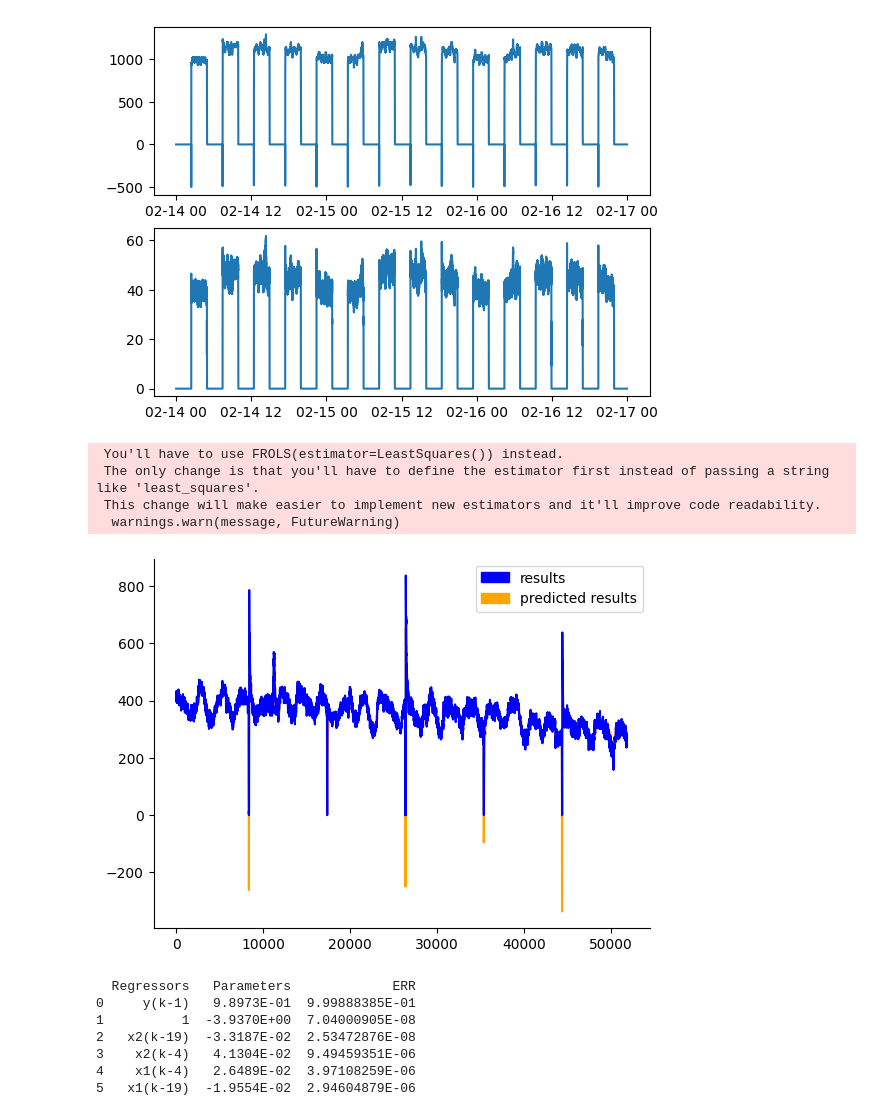
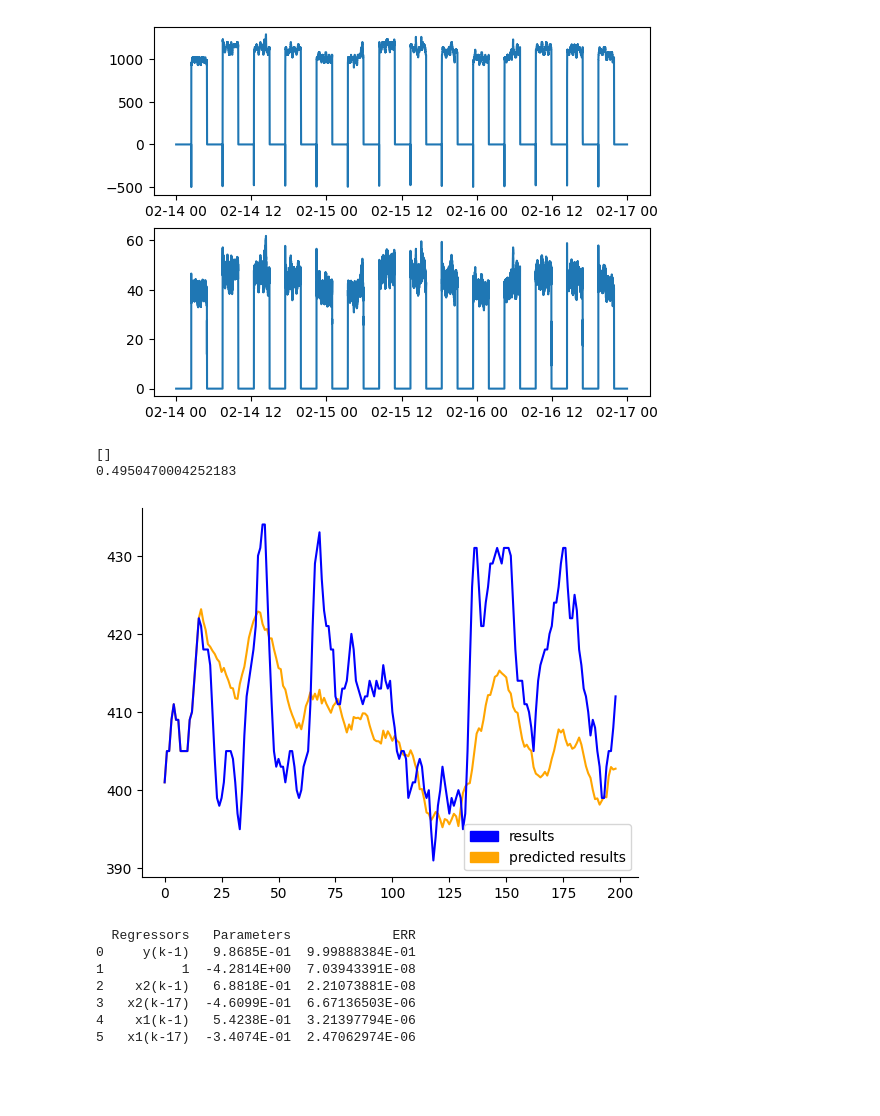
Before and after one commit to nitram1805/Digitization_of_electronic_assets, a Jupyter notebook: Group_1_final_proj.ipynb, the cells around one changed output. Drawn from its saved outputs; the diff is of its cells as text; code cells hidden in the pictures; blank space fills up the shorter version.

```diff
--- a/Group_1_final_proj.ipynb
+++ b/Group_1_final_proj.ipynb
@@ -29,11 +30,11 @@ data_train, data_test = modsel.train_test_split(data, test_size=0.2, shuffle=Fal
 # %%
 # Format the data so that it can be used to fit the ARX model
 # The rpm values of both pumps are chosen as input values
-x_train = data_train.drop(labels=['height','outflow', 'pump1_power', 'pump4_power'], axis=1)
+x_train = data_train.drop(labels=['height','outflow', 'pump1_rpm', 'pump4_rpm'], axis=1)
 x_train = x_train.to_numpy()
 y_train = data_train['outflow'].values.reshape(-1,1)
 
-x_test = data_test.drop(labels=['height','outflow', 'pump1_power', 'pump4_power'], axis=1)
+x_test = data_test.drop(labels=['height','outflow', 'pump1_rpm', 'pump4_rpm'], axis=1)
 x_test = x_test.to_numpy()
 y_test = data_test['outflow'].values.reshape(-1,1)
 # %%
@@ -52,46 +53,39 @@ from sysidentpy.residues.residues_correlation import (
 # The model is fitted
 basis_function= Polynomial(degree=1)
 rrse_low = 1
-i_j_a_best = []
+i_j_a_h_best = []
 yhat_best = []
-for a in range(2,7):
-    for i in range(1,5):
-                    for j in range(1,20):
-                            model = FROLS(
-                                order_selection=True,
-                                n_terms = a,
-                                extended_least_squares=False,
-                                ylag=1,
-                                xlag=[[i, j],[i,j]],
-                                info_criteria="aic",
-                                estimator="least_squares",
-                                basis_function=basis_function,
-                            )
-
-                            model.fit(X=x_train, y=y_train)
-                            yhat = model.predict(X=x_test,y=y_test)
-                            rrse = root_relative_squared_error(y_test, yhat)
-                            if rrse < rrse_low:
-                                rrse_low = rrse
-                                i_j_a_best = [i,j,a]
-                                yhat_best = yhat
+model = FROLS(
+    order_selection=True,
+    n_terms = 6,
+    extended_least_squares=False,
+    ylag=1,
+    xlag=[[1, 17],[1,17]],
+    info_criteria="aic",
+    estimator="least_squares",
+    basis_function=basis_function,
+    )
+model.fit(X=x_train, y=y_train)
+yhat = model.predict(X=x_test,y=y_test)
+rrse = root_relative_squared_error(y_test, yhat)
-# %% [output]
- You'll have to use FROLS(estimator=LeastSquares()) instead.
- The only change is that you'll have to define the estimator first instead of passing a string like 'least_squares'.
- This change will make easier to implement new estimators and it'll improve code readability.
-  warnings.warn(message, FutureWarning)
+# %%
+print(i_j_a_h_best)
+print(rrse)
+# %% [output]
+[]
+0.4950470004252183
 # %%
 import matplotlib.patches as mpatches
 fig, ax = plt.subplots()
-ax.plot(yhat_best, color='orange')
-ax.plot(y_test, color='blue')
+ax.plot(yhat[1:200], color='orange')
+ax.plot(y_test[1:200], color='blue')
 orange_patch = mpatches.Patch(color='orange', label='predicted results')
 blue_patch = mpatches.Patch(color='blue', label='results')
 ax.legend(handles=[blue_patch,orange_patch])
 
 plt.show()
 # %% [output]
-[figure, old version]
+[figure, new version]
 # %%
 r = pd.DataFrame(
     results(
@@ -107,12 +101,12 @@ r = pd.DataFrame(
 print(r)
 # %% [output]
   Regressors   Parameters             ERR
-0     y(k-1)   9.8973E-01  9.99888385E-01
-1          1  -3.9370E+00  7.04000905E-08
-2   x2(k-19)  -3.3187E-02  2.53472876E-08
-3    x2(k-4)   4.1304E-02  9.49459351E-06
-4    x1(k-4)   2.6489E-02  3.97108259E-06
-5   x1(k-19)  -1.9554E-02  2.94604879E-06
+0     y(k-1)   9.8685E-01  9.99888384E-01
+1          1  -4.2814E+00  7.03943391E-08
+2    x2(k-1)   6.8818E-01  2.21073881E-08
+3   x2(k-17)  -4.6099E-01  6.67136503E-06
+4    x1(k-1)   5.4238E-01  3.21397794E-06
+5   x1(k-17)  -3.4074E-01  2.47062974E-06
 # %%
 from sklearn.linear_model import BayesianRidge
 from sysidentpy.general_estimators import NARX
```
Also changed, not shown: parts of 13 cells of this notebook.
